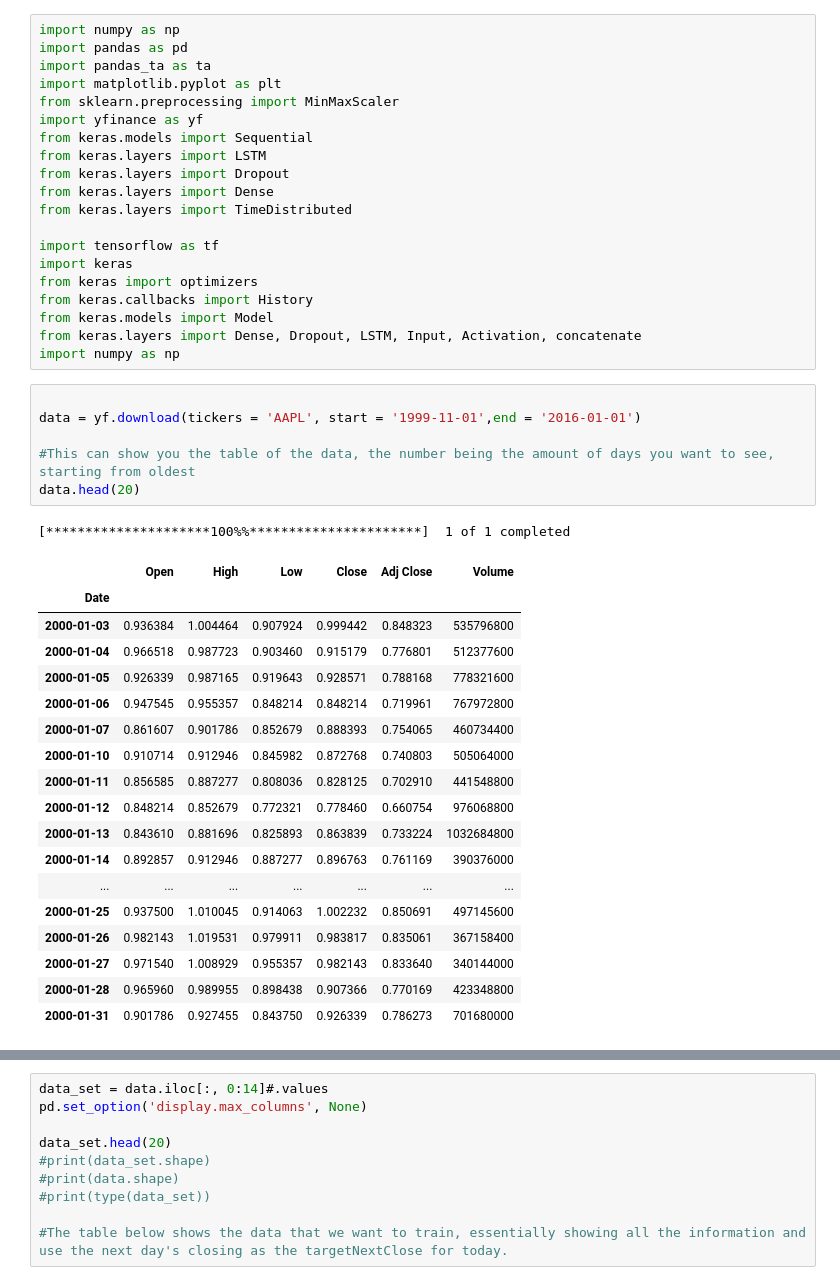
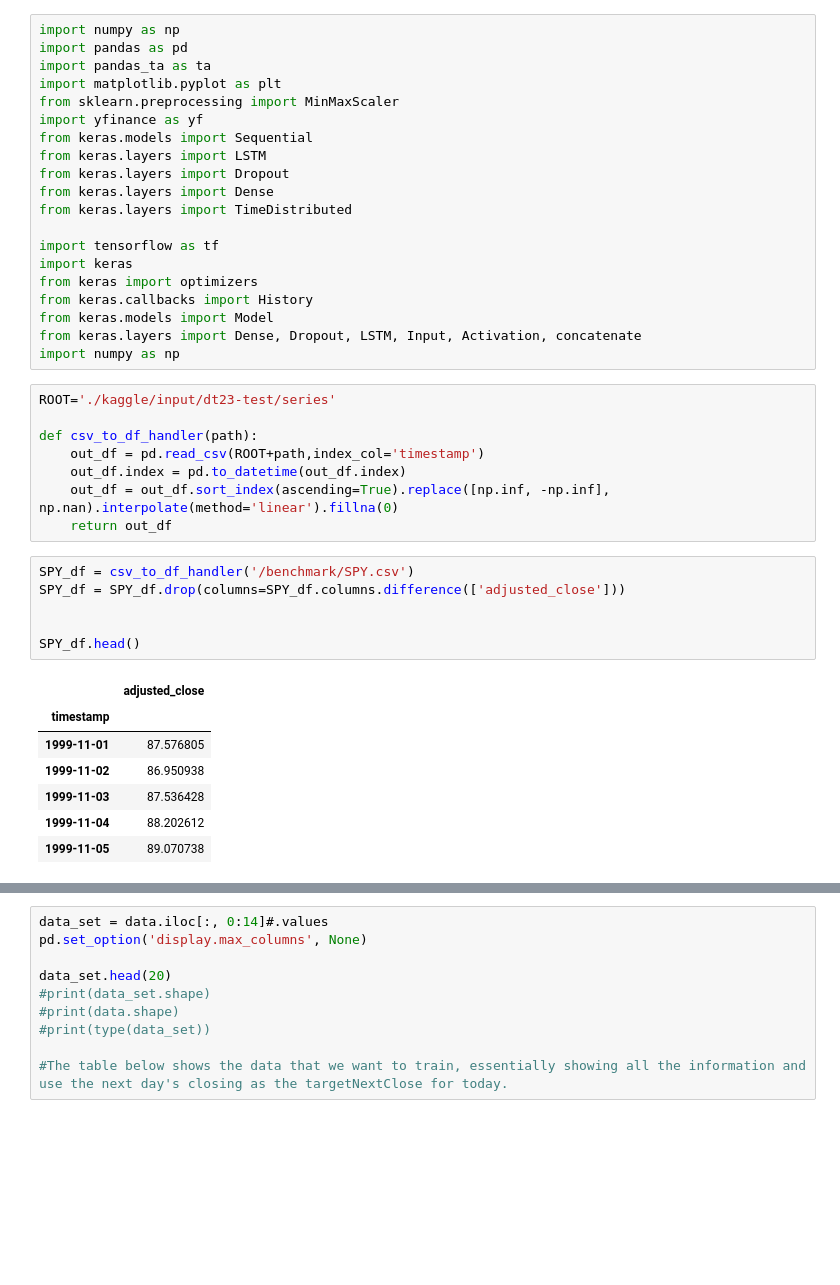
Before and after one commit to vibqetowi/datathon-23, a Jupyter notebook: LSTM_Model.ipynb, the cells around one changed output, grey strips where cells are left out. Saved outputs shown, nothing was run; the diff lists cells and outputs as text; blank space fills up the shorter version.

```diff
--- a/LSTM_Model.ipynb
+++ b/LSTM_Model.ipynb
@@ -20,30 +20,26 @@ from keras.callbacks import History
 from keras.models import Model
 from keras.layers import Dense, Dropout, LSTM, Input, Activation, concatenate
 import numpy as np
-# %%
-
-data = yf.download(tickers = 'AAPL', start = '1999-11-01',end = '2016-01-01')
-
-#This can show you the table of the data, the number being the amount of days you want to see, starting from oldest
-data.head(20)
-# %% [output]
-[*********************100%%**********************]  1 of 1 completed
-|  | Open | High | Low | Close | Adj Close | Volume |
-| Date |  |  |  |  |  |  |
-| 2000-01-03 | 0.936384 | 1.004464 | 0.907924 | 0.999442 | 0.848323 | 535796800 |
-| 2000-01-04 | 0.966518 | 0.987723 | 0.903460 | 0.915179 | 0.776801 | 512377600 |
-| 2000-01-05 | 0.926339 | 0.987165 | 0.919643 | 0.928571 | 0.788168 | 778321600 |
-| 2000-01-06 | 0.947545 | 0.955357 | 0.848214 | 0.848214 | 0.719961 | 767972800 |
-| 2000-01-07 | 0.861607 | 0.901786 | 0.852679 | 0.888393 | 0.754065 | 460734400 |
-| 2000-01-10 | 0.910714 | 0.912946 | 0.845982 | 0.872768 | 0.740803 | 505064000 |
-| 2000-01-11 | 0.856585 | 0.887277 | 0.808036 | 0.828125 | 0.702910 | 441548800 |
-| 2000-01-12 | 0.848214 | 0.852679 | 0.772321 | 0.778460 | 0.660754 | 976068800 |
-| 2000-01-13 | 0.843610 | 0.881696 | 0.825893 | 0.863839 | 0.733224 | 1032684800 |
-| 2000-01-14 | 0.892857 | 0.912946 | 0.887277 | 0.896763 | 0.761169 | 390376000 |
-| ... | ... | ... | ... | ... | ... | ... |
-| 2000-01-25 | 0.937500 | 1.010045 | 0.914063 | 1.002232 | 0.850691 | 497145600 |
-| 2000-01-26 | 0.982143 | 1.019531 | 0.979911 | 0.983817 | 0.835061 | 367158400 |
-| 2000-01-27 | 0.971540 | 1.008929 | 0.955357 | 0.982143 | 0.833640 | 340144000 |
-| 2000-01-28 | 0.965960 | 0.989955 | 0.898438 | 0.907366 | 0.770169 | 423348800 |
-| 2000-01-31 | 0.901786 | 0.927455 | 0.843750 | 0.926339 | 0.786273 | 701680000 |
+# %%
+ROOT='./kaggle/input/dt23-test/series'
+
+def csv_to_df_handler(path):
+    out_df = pd.read_csv(ROOT+path,index_col='timestamp')
+    out_df.index = pd.to_datetime(out_df.index)
+    out_df = out_df.sort_index(ascending=True).replace([np.inf, -np.inf], np.nan).interpolate(method='linear').fillna(0)
+    return out_df
+# %%
+SPY_df = csv_to_df_handler('/benchmark/SPY.csv')
+SPY_df = SPY_df.drop(columns=SPY_df.columns.difference(['adjusted_close']))
+
+
+SPY_df.head()
+# %% [output]
+|  | adjusted_close |
+| timestamp |  |
+| 1999-11-01 | 87.576805 |
+| 1999-11-02 | 86.950938 |
+| 1999-11-03 | 87.536428 |
+| 1999-11-04 | 88.202612 |
+| 1999-11-05 | 89.070738 |
 # %%
```
Also changed, not shown: parts of 1 cell of this notebook, 6 other files.
